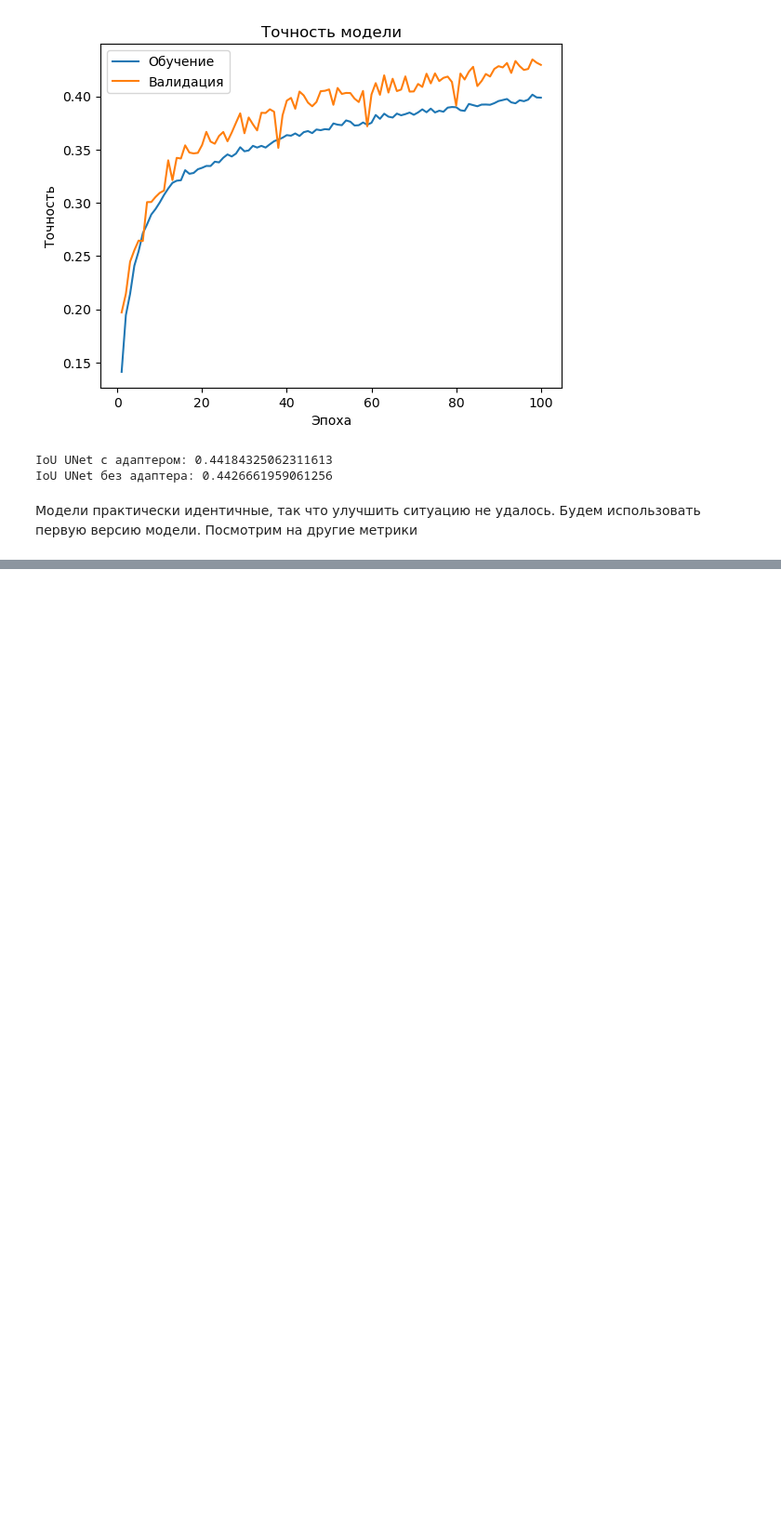
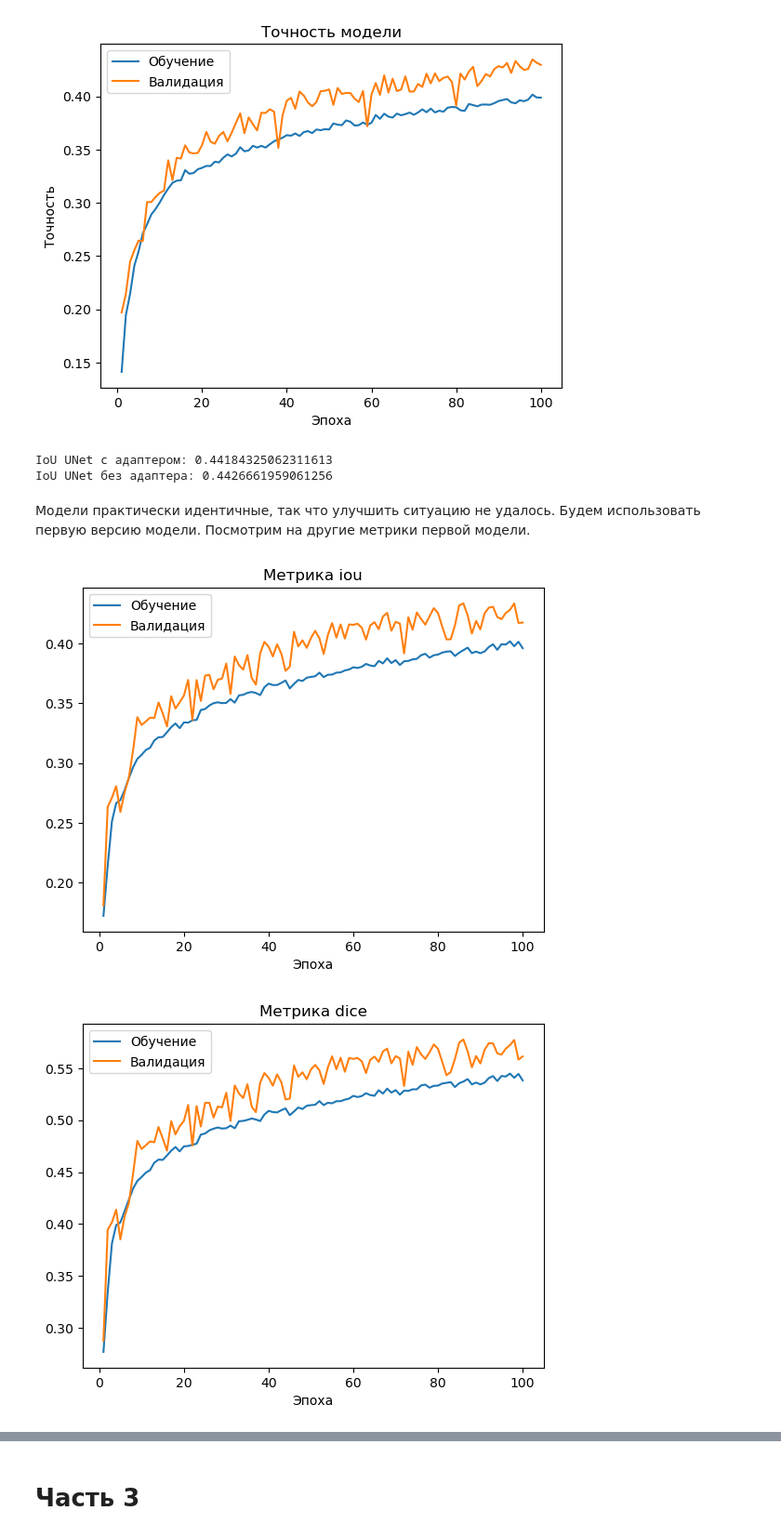
Before and after one commit to EHAT32/cv-masters-2025-fall, a Jupyter notebook: hw3.ipynb, the cells around one changed output, grey strips where cells are left out. Shown at 93% size. Saved outputs shown, nothing was run; the diff lists cells and outputs as text; code cells hidden in the pictures; blank space fills up the shorter version.

```diff
--- a/hw3.ipynb
+++ b/hw3.ipynb
@@ -1381,4 +1394,36 @@ print('IoU UNet без адаптера:', results_unet_na['best_val_iou'])
 IoU UNet с адаптером: 0.44184325062311613
 IoU UNet без адаптера: 0.4426661959061256
 # %% [markdown]
-Модели практически идентичные, так что улучшить ситуацию не удалось. Будем использовать первую версию модели. Посмотрим на другие метрики
+Модели практически идентичные, так что улучшить ситуацию не удалось. Будем использовать первую версию модели. Посмотрим на другие метрики первой модели.
+# %%
+def visualize_metrics(results):
+    train_metrics = results['all_histories']['train_metrics']
+    val_metrics = results['all_histories']['val_metrics']
+    train_data = {}
+    val_data = {}
+    for metric in train_metrics.keys():
+        train_metric = np.array(train_metrics[metric])
+        train_metric = np.mean(train_metric,axis=0)
+        val_metric = np.array(val_metrics[metric])
+        val_metric = np.mean(val_metric,axis=0)
+        train_data[metric] = train_metric
+        val_data[metric] = val_metric
+
+        plt.figure()
+        plt.title("Метрика " + metric)
+        plt.plot(np.arange(1, len(train_metric)+1), train_metric, label='Обучение')
+        plt.plot(np.arange(1, len(val_metric)+1), val_metric, label='Валидация')
+        plt.xlabel('Эпоха')
+        plt.legend()
+
+    plt.figure()
+    plt.title('Ошибка')
+    plt.plot(np.arange(1, len(results['mean_train_losses'])+1), results['mean_train_losses'], label='Обучение')
+    plt.plot(np.arange(1, len(results['mean_val_losses'])+1), results['mean_val_losses'], label='Валидация')
+    plt.xlabel('Эпоха')
+    plt.legend()
+    plt.semilogy()
+visualize_metrics(results_unet)
+# %% [output]
+[figure, added]
+[figure, added]
@@ -1384,0 +1432,2 @@ IoU UNet без адаптера: 0.4426661959061256
+# %% [markdown]
+# Часть 3
```
Also changed, not shown: parts of 5 cells of this notebook.
